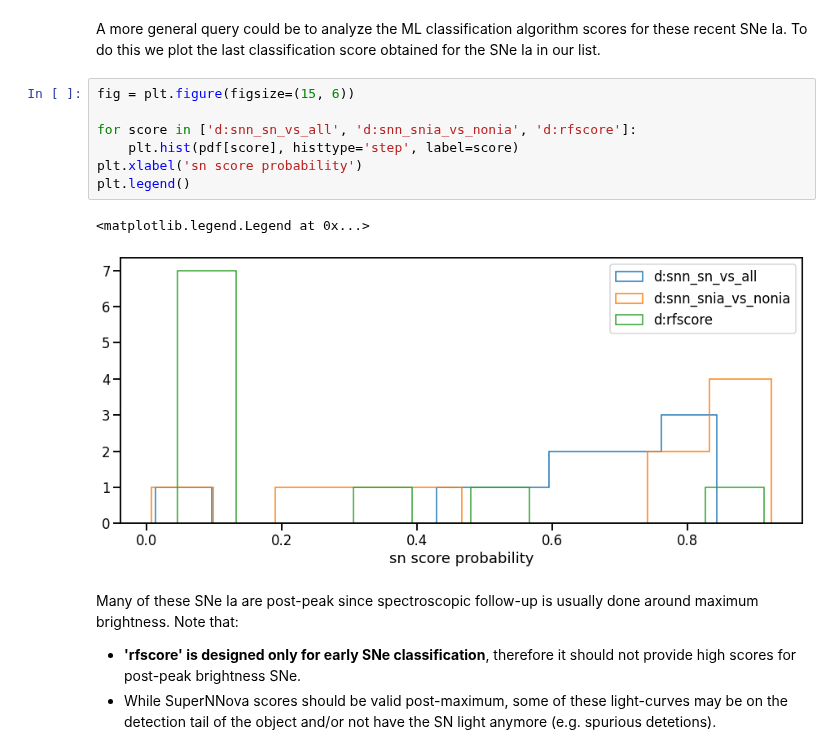
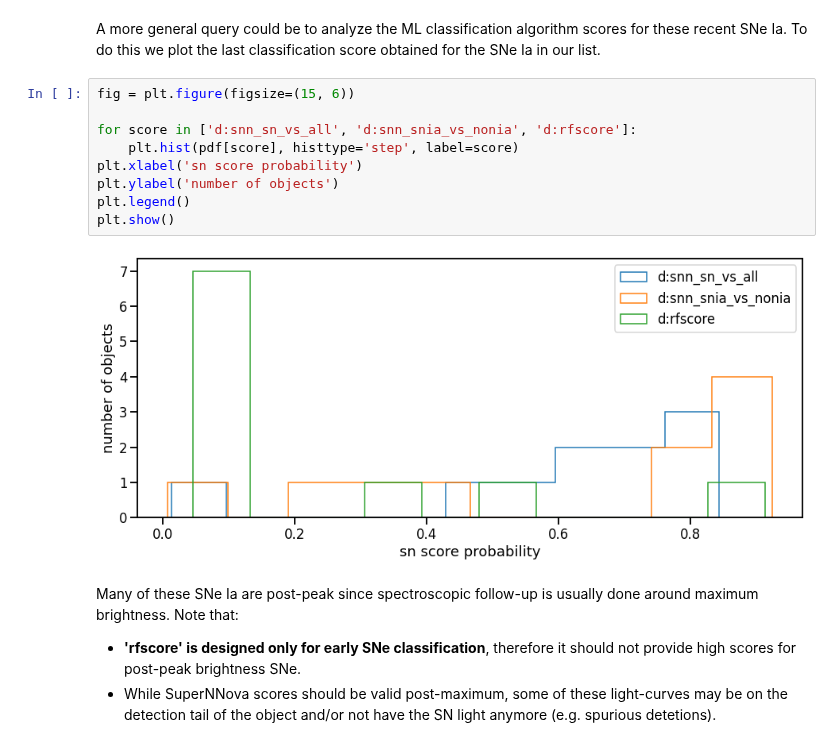
Before and after one commit to astrolabsoftware/fink-tutorials, a Jupyter notebook: extragalactic/extragalactic.ipynb, the cells around one changed output. Cells and saved outputs as stored; diff of their text form.

```diff
--- a/extragalactic/extragalactic.ipynb
+++ b/extragalactic/extragalactic.ipynb
@@ -334,13 +337,14 @@ A more general query could be to analyze the ML classification algorithm scores
 # %%
 fig = plt.figure(figsize=(15, 6))
 
 for score in ['d:snn_sn_vs_all', 'd:snn_snia_vs_nonia', 'd:rfscore']:
     plt.hist(pdf[score], histtype='step', label=score)
 plt.xlabel('sn score probability')
+plt.ylabel('number of objects')
 plt.legend()
+plt.show()
 # %% [output]
-<matplotlib.legend.Legend at 0x...>
-[figure, old version]
+[figure, new version]
 # %% [markdown]
 Many of these SNe Ia are post-peak since spectroscopic follow-up is usually done around maximum brightness. Note that:
 - **'rfscore' is designed only for early SNe classification**, therefore it should not provide high scores for post-peak brightness SNe.
```
Also changed, not shown: parts of 11 cells of this notebook.
